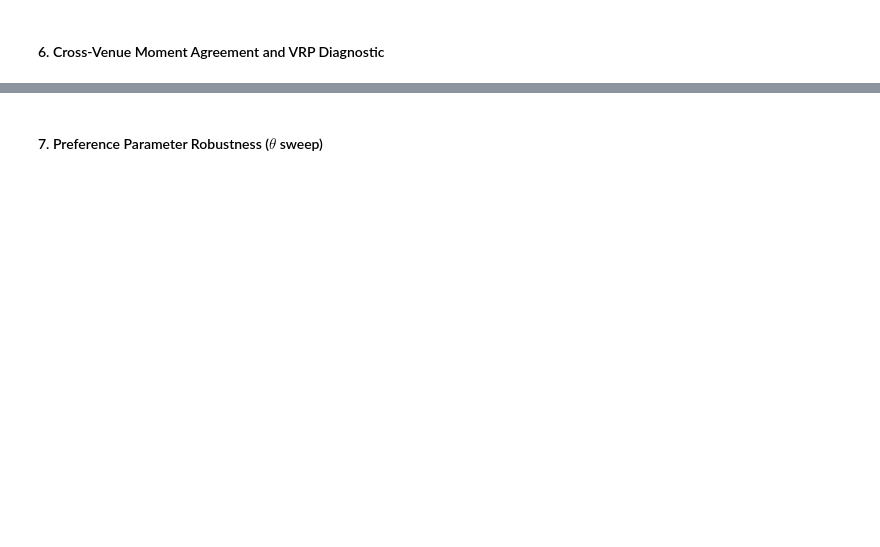
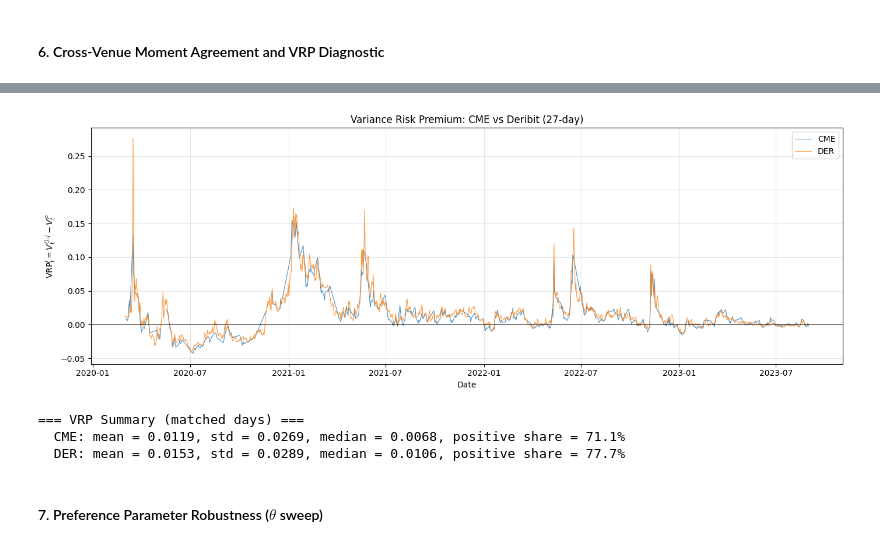
Before and after one commit to Lldelduca/bitcoin-risk-premia, a Jupyter notebook: notebooks/04_moment_decomposition.ipynb, the cells around one changed output, grey strips where cells are left out. Cells and saved outputs as stored; diff of their text form; code cells hidden in the pictures; blank space fills up the shorter version.

```diff
--- a/notebooks/04_moment_decomposition.ipynb
+++ b/notebooks/04_moment_decomposition.ipynb
@@ -242,22 +348,27 @@ plt.show()
 # %%
 # VRP time series
 fig, ax = plt.subplots(figsize=(14, 5))
 for venue, color in [("CME", "C0"), ("DER", "C1")]:
     v = premia[premia["venue"] == venue].set_index("date").sort_index()
     ax.plot(v.index, v["vrp"], color=color, lw=0.8, alpha=0.8, label=venue)
 ax.axhline(0, color="black", lw=0.5)
 ax.set_xlabel("Date")
 ax.set_ylabel(r"$\mathrm{VRP}_t^j = V_t^{\mathbb{Q},j} - V_t^{\mathbb{P}}$")
 ax.set_title("Variance Risk Premium: CME vs Deribit (27-day)")
 ax.legend()
 plt.tight_layout()
 plt.show()
 
-print("=== VRP Summary ===")
+print("=== VRP Summary (matched days) ===")
 for venue in ["CME", "DER"]:
-    v = premia[premia["venue"] == venue]["vrp"].dropna()
+    v = premia_matched[premia_matched["venue"] == venue]["vrp"].dropna()
     print(f"  {venue}: mean = {v.mean():.4f}, std = {v.std():.4f}, "
           f"median = {v.median():.4f}, positive share = {(v > 0).mean():.1%}")
+# %% [output]
+[figure, added]
+=== VRP Summary (matched days) ===
+  CME: mean = 0.0119, std = 0.0269, median = 0.0068, positive share = 71.1%
+  DER: mean = 0.0153, std = 0.0289, median = 0.0106, positive share = 77.7%
 # %% [markdown]
 #### 7. Preference Parameter Robustness ($\theta$ sweep)
 # %%
```
Also changed, not shown: parts of 13 cells of this notebook, 10 other files.
